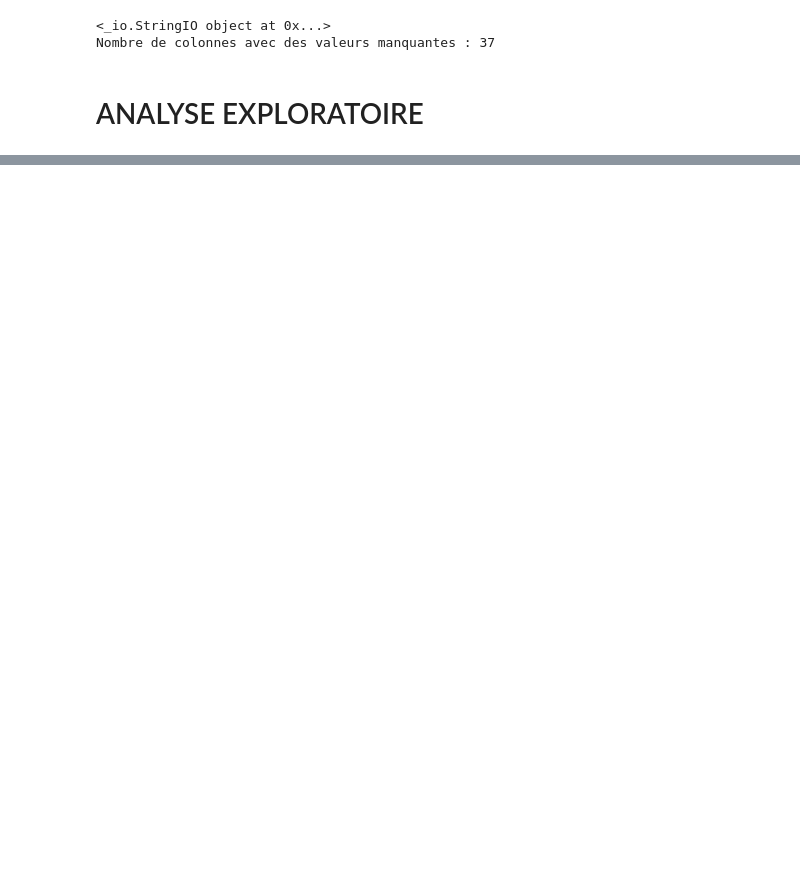
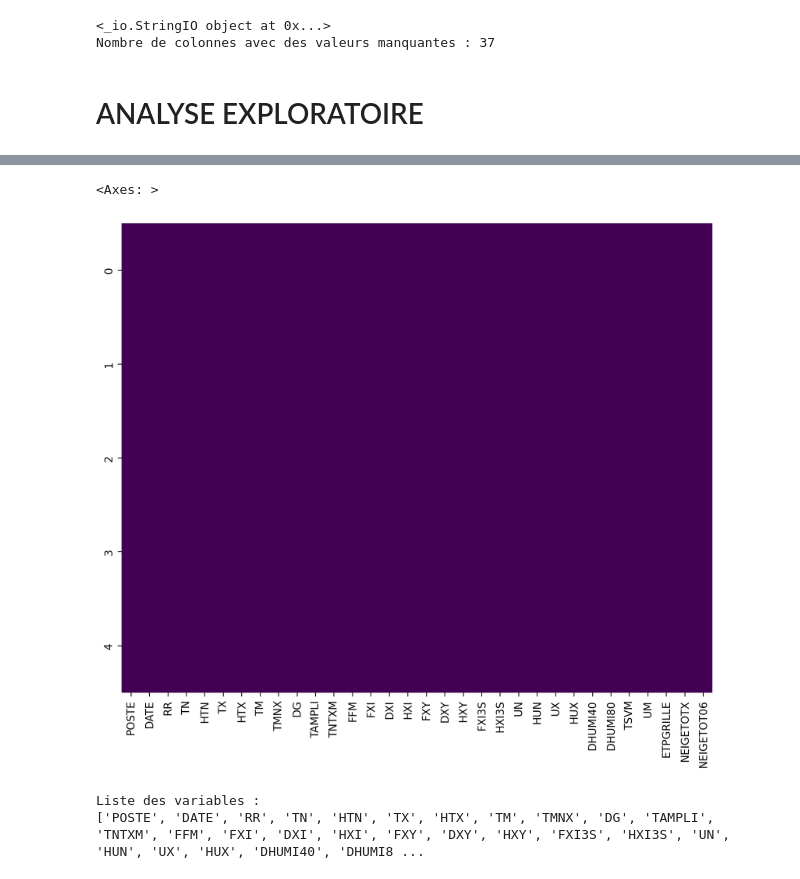
Before and after one commit to laureineCompaore/ProjetPython, a Jupyter notebook: analyse_exploratoire_et_stat_desc.ipynb, the cells around one changed output, grey strips where cells are left out. Drawn from its saved outputs; the diff is of its cells as text; code cells hidden in the pictures; blank space fills up the shorter version.

```diff
--- a/analyse_exploratoire_et_stat_desc.ipynb
+++ b/analyse_exploratoire_et_stat_desc.ipynb
@@ -190,0 +264,7 @@ Nombre de colonnes avec des valeurs manquantes : 37
+# %%
+# Suppression des variables avec des valeurs manquantes :
+# Supprimer les colonnes où toutes les valeurs sont NaN
+df_cleaned = df.dropna(axis=1, how='all')
+
+print("\nDataFrame après suppression des colonnes vides :")
+print(df_cleaned)
@@ -190,0 +288,17 @@ Nombre de colonnes avec des valeurs manquantes : 37
+# %%
+# Création de la heatmap des valeurs manquantes dans la base df_cleaned
+plt.figure(figsize=(10,8))
+sns.heatmap(df_cleaned.isnull(), cbar=False, cmap='viridis')
+# %% [output]
+<Axes: >
+[figure, added]
+# %%
+# Obtenir la liste des variables (colonnes)
+variables = df_cleaned.columns.tolist()
+
+# Afficher les variables
+print("Liste des variables :")
+print(variables)
+# %% [output]
+Liste des variables :
+['POSTE', 'DATE', 'RR', 'TN', 'HTN', 'TX', 'HTX', 'TM', 'TMNX', 'DG', 'TAMPLI', 'TNTXM', 'FFM', 'FXI', 'DXI', 'HXI', 'FXY', 'DXY', 'HXY', 'FXI3S', 'HXI3S', 'UN', 'HUN', 'UX', 'HUX', 'DHUMI40', 'DHUMI8 ...
```
Also changed, not shown: parts of 10 cells of this notebook.
